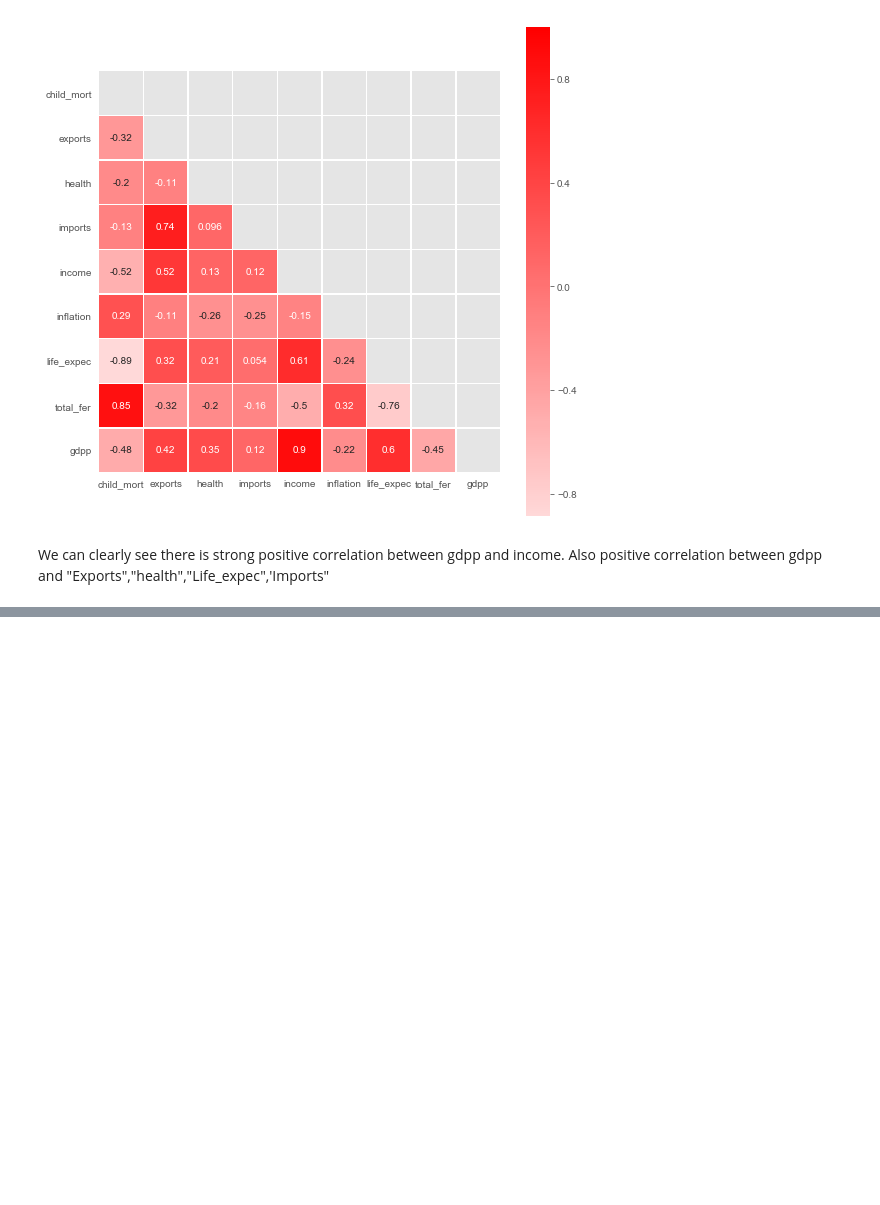
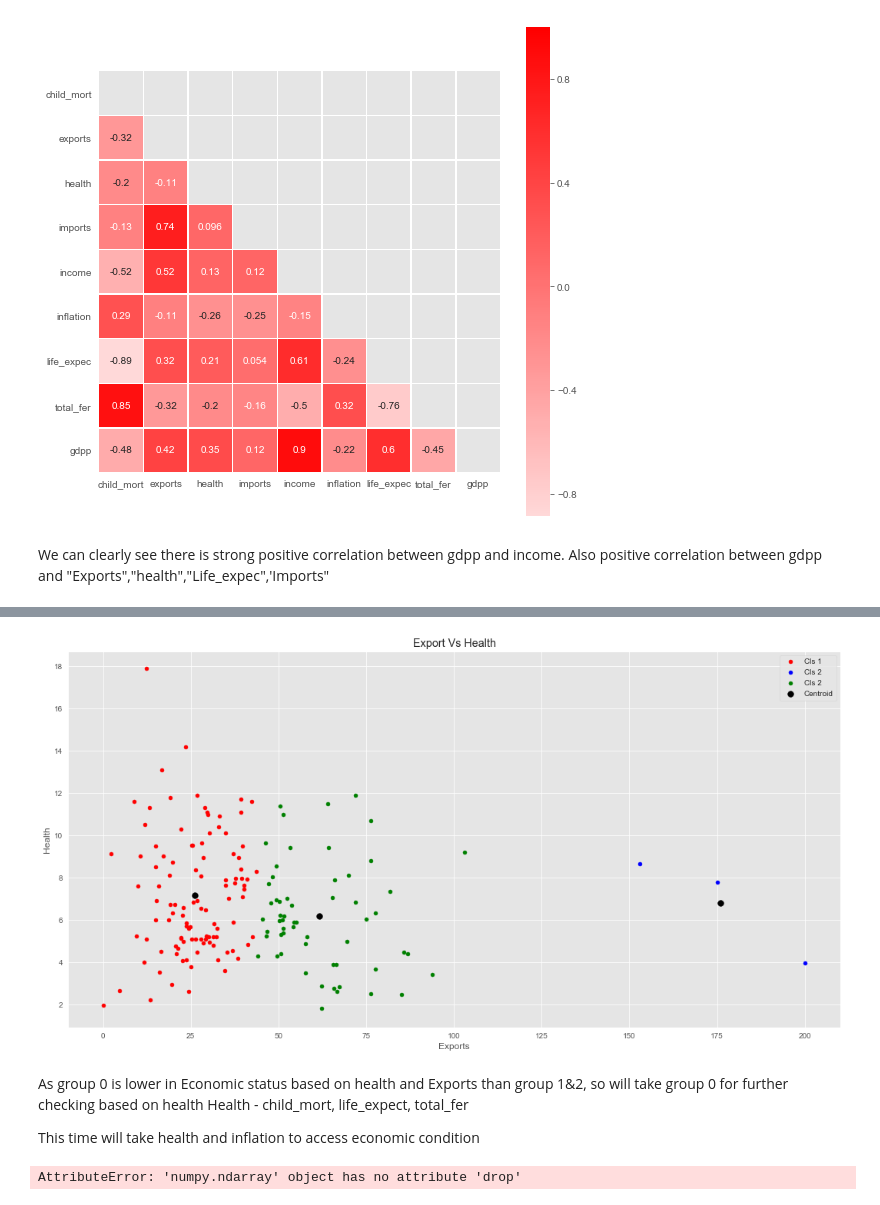
Before and after one commit to bansalrishi/MachineLearningWithPython_UD, a Jupyter notebook: Project03 Clustering Country Data.ipynb, the cells around one changed output, grey strips where cells are left out. Cells and saved outputs as stored; diff of their text form; code cells hidden in the pictures; blank space fills up the shorter version.

```diff
--- a/Project03 Clustering Country Data.ipynb
+++ b/Project03 Clustering Country Data.ipynb
@@ -57,0 +150,28 @@ We can clearly see there is strong positive correlation between gdpp and income.
+# %%
+# Fitting K-Means to the dataset
+k_means = KMeans(n_clusters = 3, init = 'k-means++', random_state = 42)
+y_kmeans = k_means.fit_predict(group_0)
+
+# Visualising the clusters
+size = 25
+plt.scatter(X[y_kmeans == 0, 0], X[y_kmeans == 0, 1], s = size, c = 'red', label = 'Cls 1')
+plt.scatter(X[y_kmeans == 1, 0], X[y_kmeans == 1, 1], s = size, c = 'blue', label = 'Cls 2')
+plt.scatter(X[y_kmeans == 2, 0], X[y_kmeans == 2, 1], s = size, c = 'green', label = 'Cls 2')
+plt.scatter(k_means.cluster_centers_[:, 0], k_means.cluster_centers_[:, 1], s = 60, c = 'black', label = 'Centroid')
+plt.title('Export Vs Health')
+plt.xlabel('Exports')
+plt.ylabel('Health')
+plt.legend()
+plt.show()
+# %% [output]
+[figure, added]
+# %% [markdown]
+As group 0 is lower in Economic status based on health and Exports than group 1&2, so will take group 0 for further checking based on health
+    Health - child_mort, life_expect, total_fer
+
+This time will take health and inflation to access economic condition
+# %%
+group_0.drop('Labels',axis = 1,inplace = True)
+group_0['target'] = k_means.labels_
+# %% [output]
+AttributeError: 'numpy.ndarray' object has no attribute 'drop'
```
Also changed, not shown: parts of 9 cells of this notebook.
